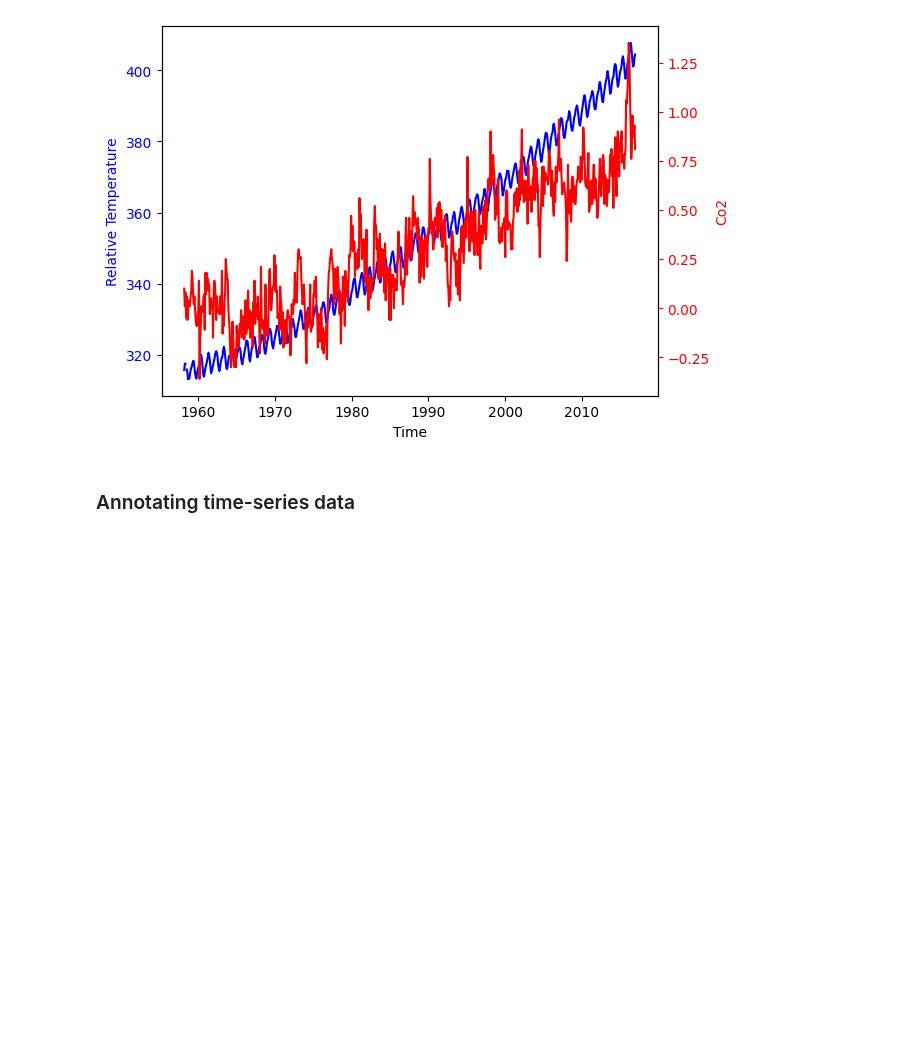
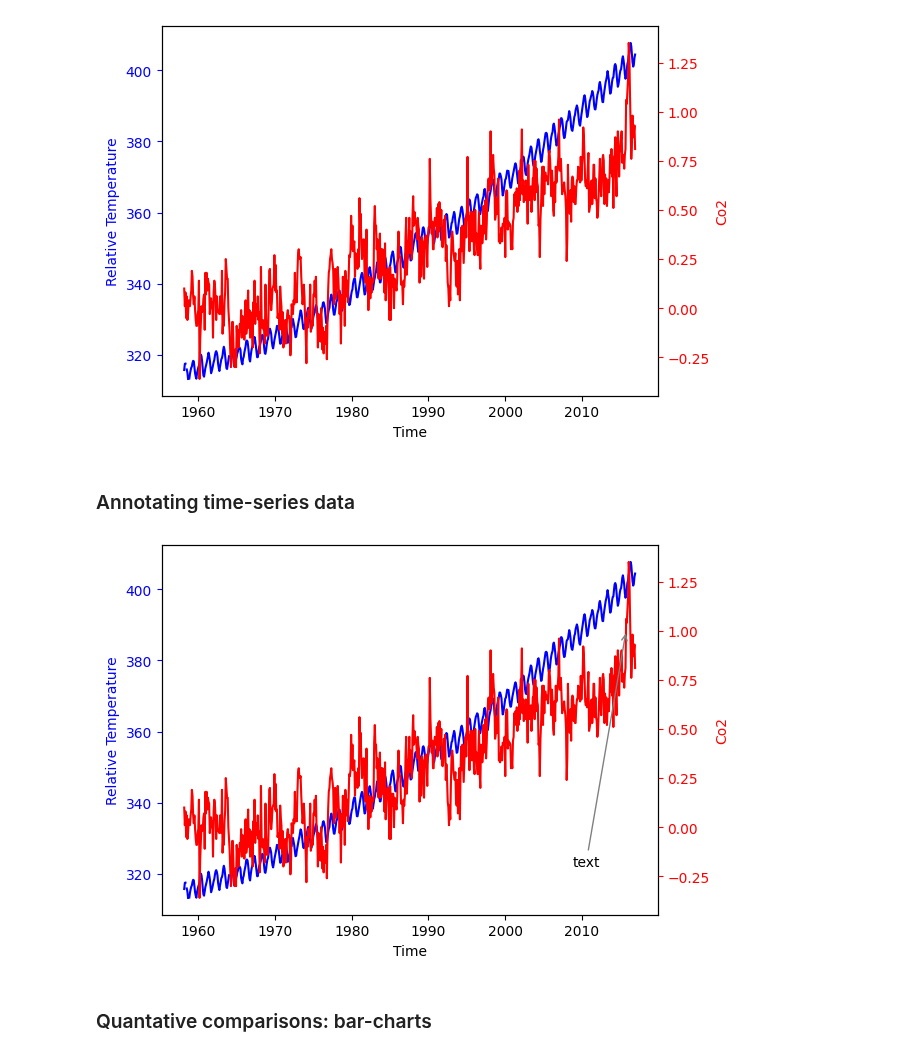
Before and after one commit to andrewch28/DataCamp, a Jupyter notebook: Matplotlib.ipynb, the cells around one changed output. Cells and saved outputs as stored; diff of their text form; code cells hidden in the pictures; blank space fills up the shorter version.

```diff
--- a/Matplotlib.ipynb
+++ b/Matplotlib.ipynb
@@ -138,3 +138,26 @@ plt.show()
 [figure]
 # %% [markdown]
 ### Annotating time-series data
+# %%
+fig, ax = plt.subplots()
+plot_timeseries(ax, climate_change.index, climate_change["co2"],
+                "b", "Time", "Relative Temperature",)
+
+ax2 = ax.twinx()
+
+plot_timeseries(ax2, climate_change.index, climate_change["relative_temp"],
+                "r", "Time", "Co2")
+
+#FOCUS HERE#
+ax2.annotate("text",
+             xy=(pd.Timestamp("2015-10-06"), 1),
+             xytext=(pd.Timestamp("2008-10-06"), -0.2),
+             arrowprops={"arrowstyle":"->", "color":"gray"})
+             #arrowprops{} - can simply use that
+
+#FOCUS HERE#
+plt.show()
+# %% [output]
+[figure, added]
+# %% [markdown]
+### Quantative comparisons: bar-charts
```
Also changed, not shown: parts of 1 cell of this notebook, 2 other files.
